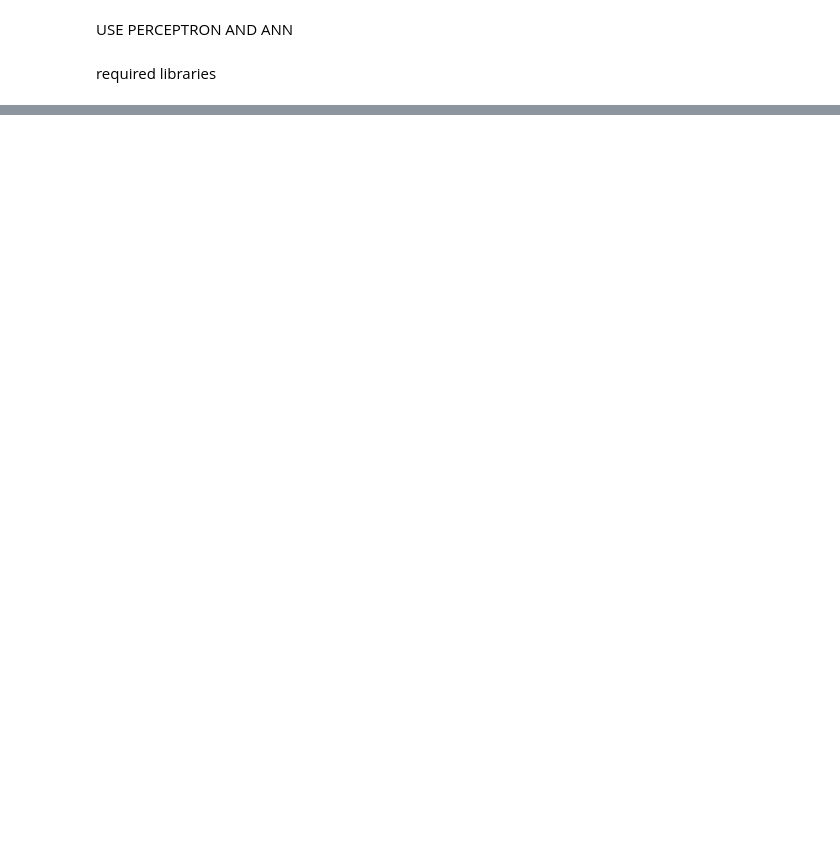
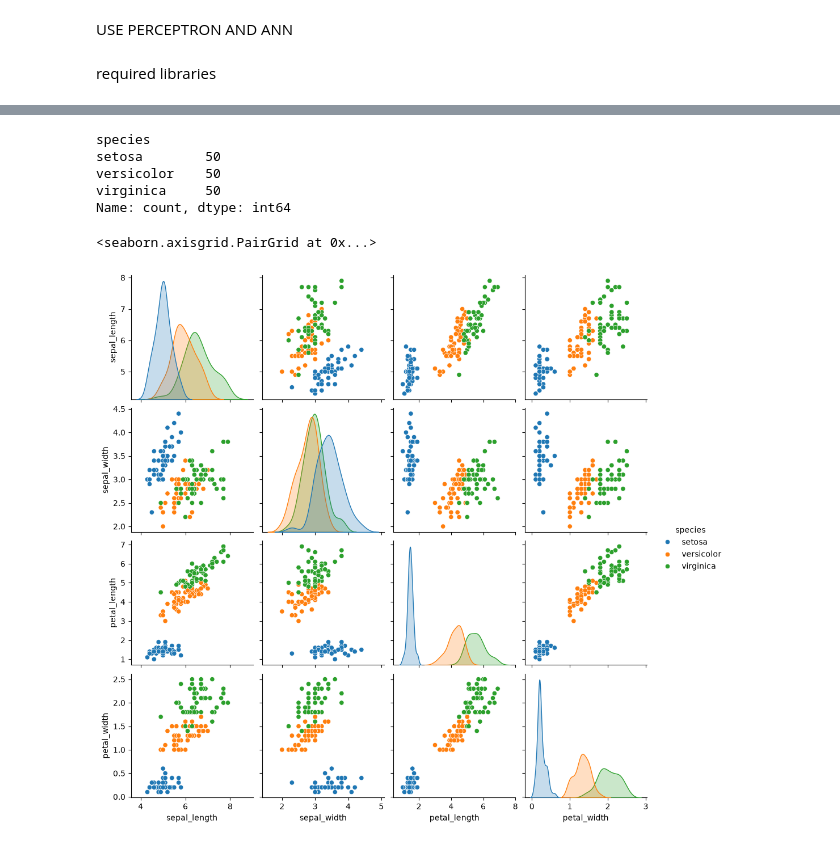
Before and after one commit to rahul-gitt/Deep-Learning, a Jupyter notebook: 2-LearnDL.ipynb, the cells around one changed output, grey strips where cells are left out. Cells and saved outputs as stored; diff of their text form; code cells hidden in the pictures; blank space fills up the shorter version.

```diff
--- a/2-LearnDL.ipynb
+++ b/2-LearnDL.ipynb
@@ -37,0 +69,13 @@ df = sns.load_dataset('iris')
+# %%
+df['species'].value_counts()
+# %% [output]
+species
+setosa        50
+versicolor    50
+virginica     50
+Name: count, dtype: int64
+# %%
+sns.pairplot(df, hue = 'species')
+# %% [output]
+<seaborn.axisgrid.PairGrid at 0x...>
+[figure, added]
```
Also changed, not shown: parts of 2 cells of this notebook.
